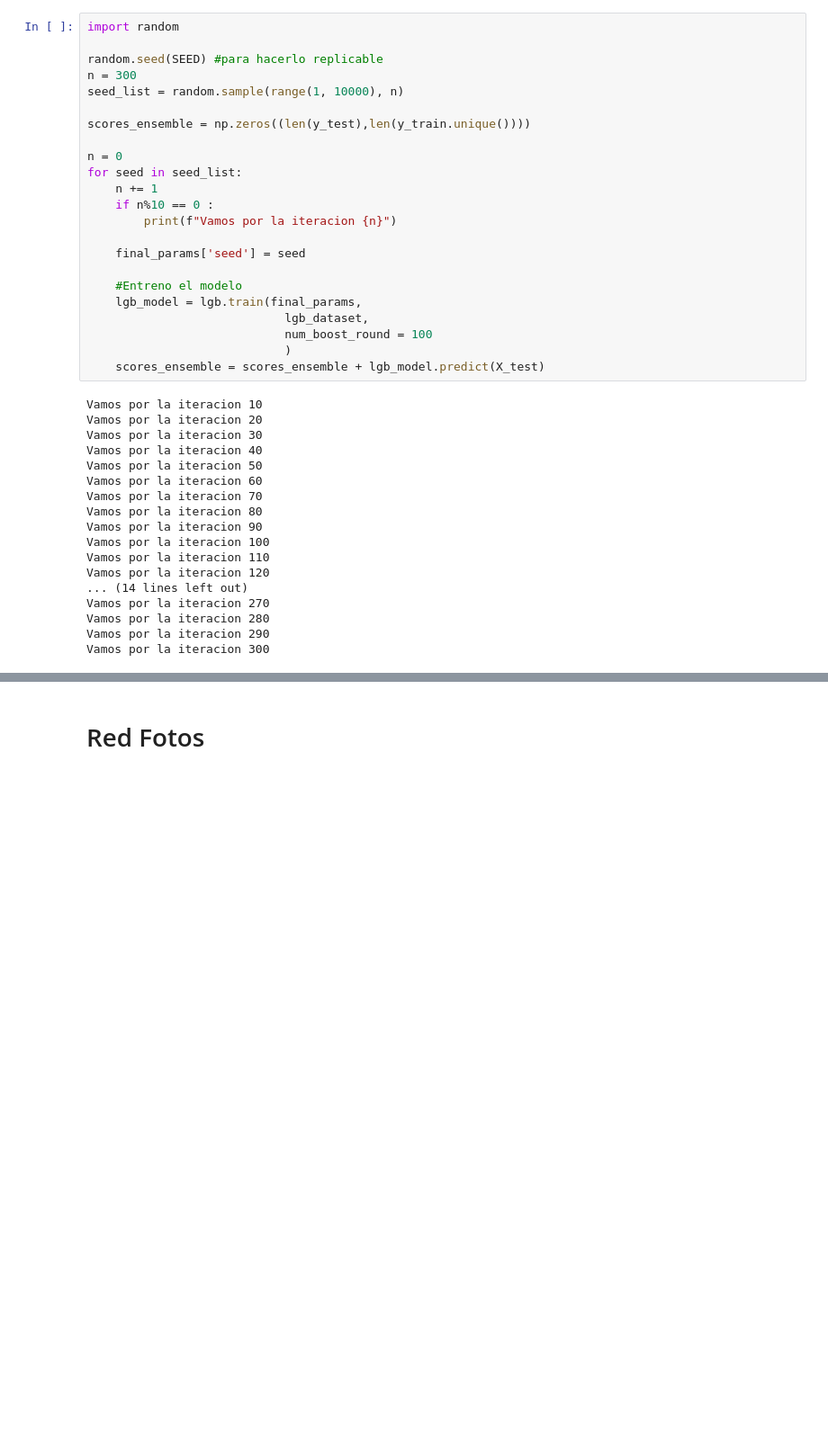
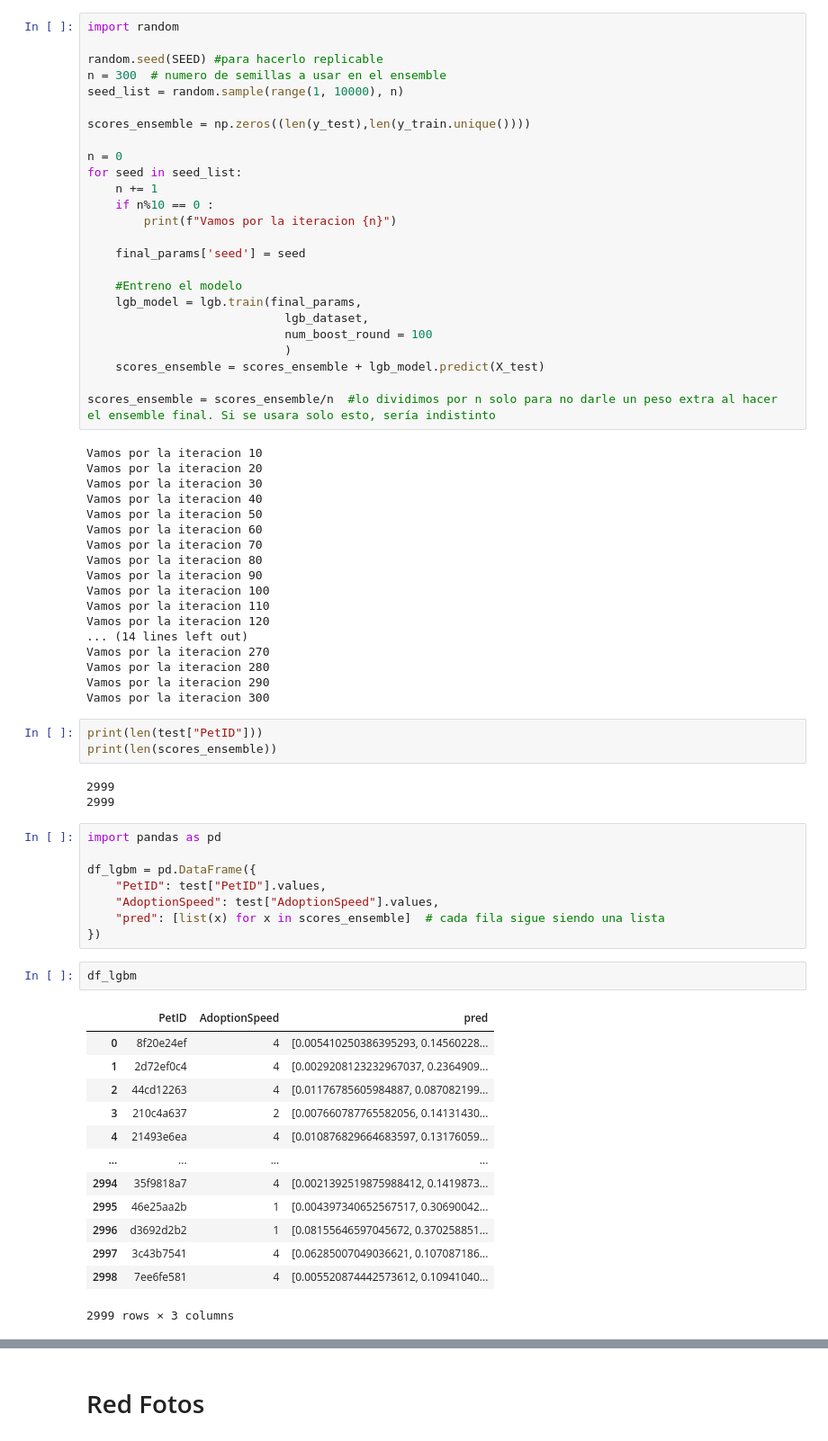
Before and after one commit to josekeh/UA_MDM_Labo2, a Jupyter notebook: trabajos/ensemble_Final.ipynb, the cells around one changed output, grey strips where cells are left out. Shown at 90% size. Drawn from its saved outputs; the diff is of its cells as text; blank space fills up the shorter version.

```diff
--- a/trabajos/ensemble_Final.ipynb
+++ b/trabajos/ensemble_Final.ipynb
@@ -124,7 +132,7 @@ lgb_dataset = lgb.Dataset(data=X_train,
 import random
 
 random.seed(SEED) #para hacerlo replicable
-n = 300
+n = 300  # numero de semillas a usar en el ensemble
 seed_list = random.sample(range(1, 10000), n)
 
 scores_ensemble = np.zeros((len(y_test),len(y_train.unique())))
@@ -143,6 +151,8 @@ for seed in seed_list:
                             num_boost_round = 100
                             )
     scores_ensemble = scores_ensemble + lgb_model.predict(X_test)
+
+scores_ensemble = scores_ensemble/n  #lo dividimos por n solo para no darle un peso extra al hacer el ensemble final. Si se usara solo esto, sería indistinto
 # %% [output]
 Vamos por la iteracion 10
 Vamos por la iteracion 20
@@ -161,3 +171,33 @@ Vamos por la iteracion 270
 Vamos por la iteracion 280
 Vamos por la iteracion 290
 Vamos por la iteracion 300
+# %%
+print(len(test["PetID"]))
+print(len(scores_ensemble))
+# %% [output]
+2999
+2999
+# %%
+import pandas as pd
+
+df_lgbm = pd.DataFrame({
+    "PetID": test["PetID"].values,
+    "AdoptionSpeed": test["AdoptionSpeed"].values,
+    "pred": [list(x) for x in scores_ensemble]  # cada fila sigue siendo una lista
+})
+# %%
+df_lgbm
+# %% [output]
+|  | PetID | AdoptionSpeed | pred |
+| 0 | 8f20e24ef | 4 | [0.005410250386395293, 0.14560228... |
+| 1 | 2d72ef0c4 | 4 | [0.0029208123232967037, 0.2364909... |
+| 2 | 44cd12263 | 4 | [0.01176785605984887, 0.087082199... |
+| 3 | 210c4a637 | 2 | [0.007660787765582056, 0.14131430... |
+| 4 | 21493e6ea | 4 | [0.010876829664683597, 0.13176059... |
+| ... | ... | ... | ... |
+| 2994 | 35f9818a7 | 4 | [0.0021392519875988412, 0.1419873... |
+| 2995 | 46e25aa2b | 1 | [0.004397340652567517, 0.30690042... |
+| 2996 | d3692d2b2 | 1 | [0.08155646597045672, 0.370258851... |
+| 2997 | 3c43b7541 | 4 | [0.06285007049036621, 0.107087186... |
+| 2998 | 7ee6fe581 | 4 | [0.005520874442573612, 0.10941040... |
+2999 rows × 3 columns
```
Also changed, not shown: parts of 28 cells of this notebook, 1 other file.
